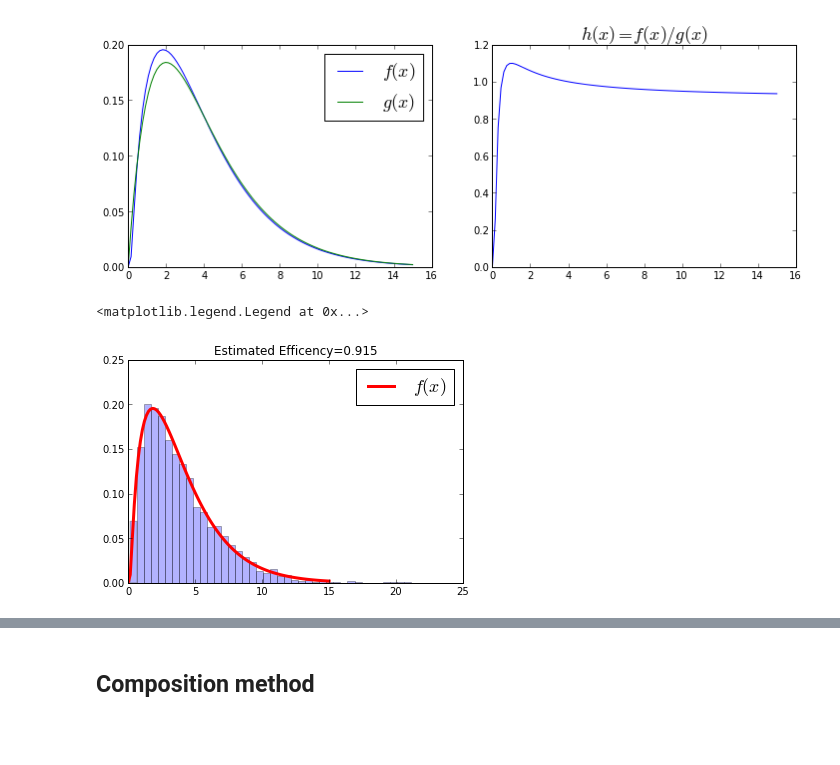
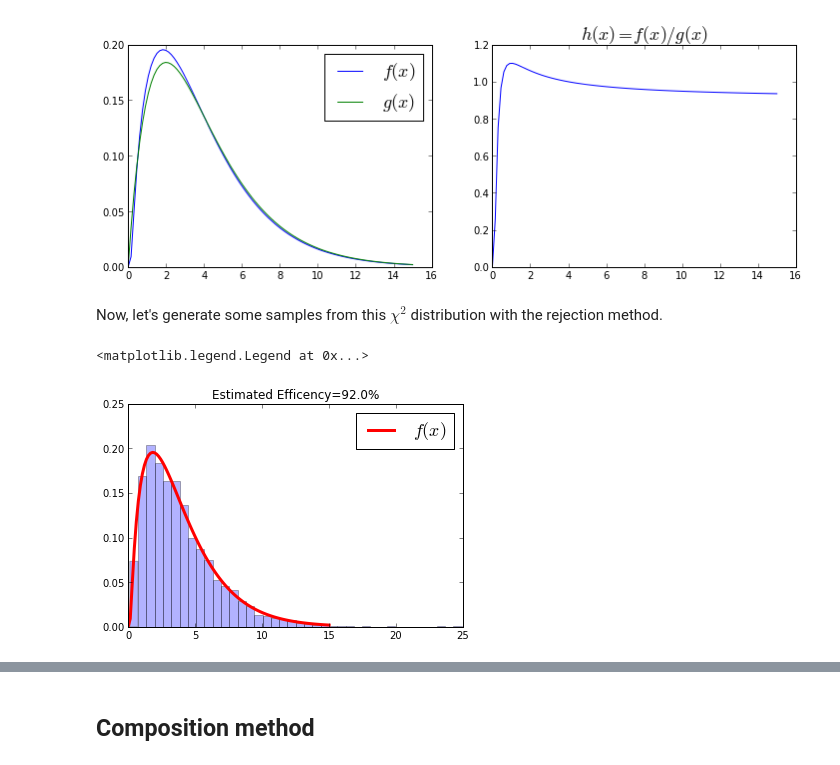
Before and after one commit to unpingco/Pig-in-the-Python, a Jupyter notebook: Sampling_Monte_Carlo.ipynb, the cells around one changed output, grey strips where cells are left out. Cells and saved outputs as stored; diff of their text form; code cells hidden in the pictures; blank space fills up the shorter version.

Commit message:
finished code for rejection method

```diff
--- a/Sampling_Monte_Carlo.ipynb
+++ b/Sampling_Monte_Carlo.ipynb
@@ -223,19 +225,21 @@ axs[1].set_title('$h(x)=f(x)/g(x)$',fontsize=18)
 # %% [output]
 <matplotlib.text.Text at 0x...>
 [figure]
+# %% [markdown]
+Now, let's generate  some samples from this $\chi^2$ distribution with the rejection method.
 # %%
 hmax=h(x).max()
 u1 = ch.rvs(5000) # samples from chi-square distribution
-u2 = rand(5000)
-idx = (u2 <= h(u1)/hmax)
+u2 = rand(5000)   # uniform random samples
+idx = (u2 <= h(u1)/hmax)  # Rejection criterion
 
 v = u1[idx]  # keep these only
 
 fig,ax=subplots()
 ax.hist(v,normed=1,bins=40,alpha=.3)
 ax.plot(x,fx,'r',lw=3.,label='$f(x)$')
-ax.set_title('Estimated Efficency=%3.3f'%(len(v)/len(u1)))
+ax.set_title('Estimated Efficency=%3.1f%%'%(100*len(v)/len(u1)))
 ax.legend(fontsize=18)
 # %% [output]
 <matplotlib.legend.Legend at 0x...>
-[figure, old version]
+[figure, new version]
```
Also changed, not shown: parts of 10 cells of this notebook.
